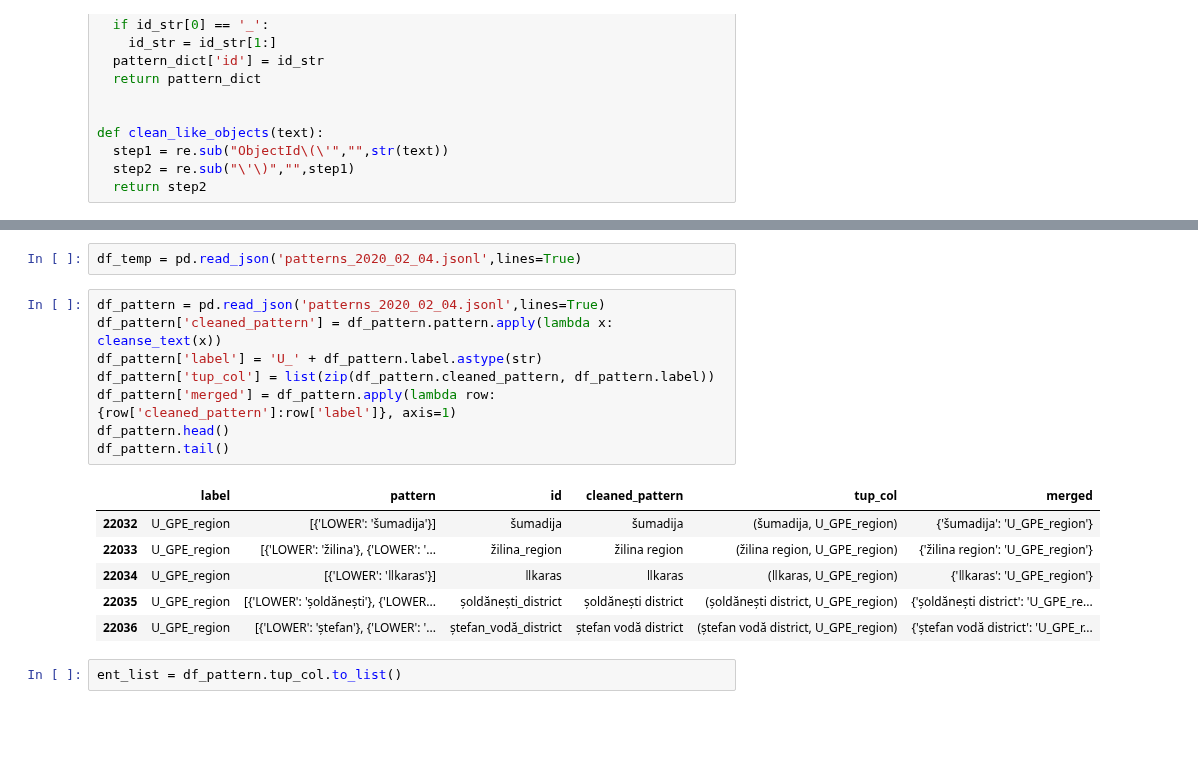
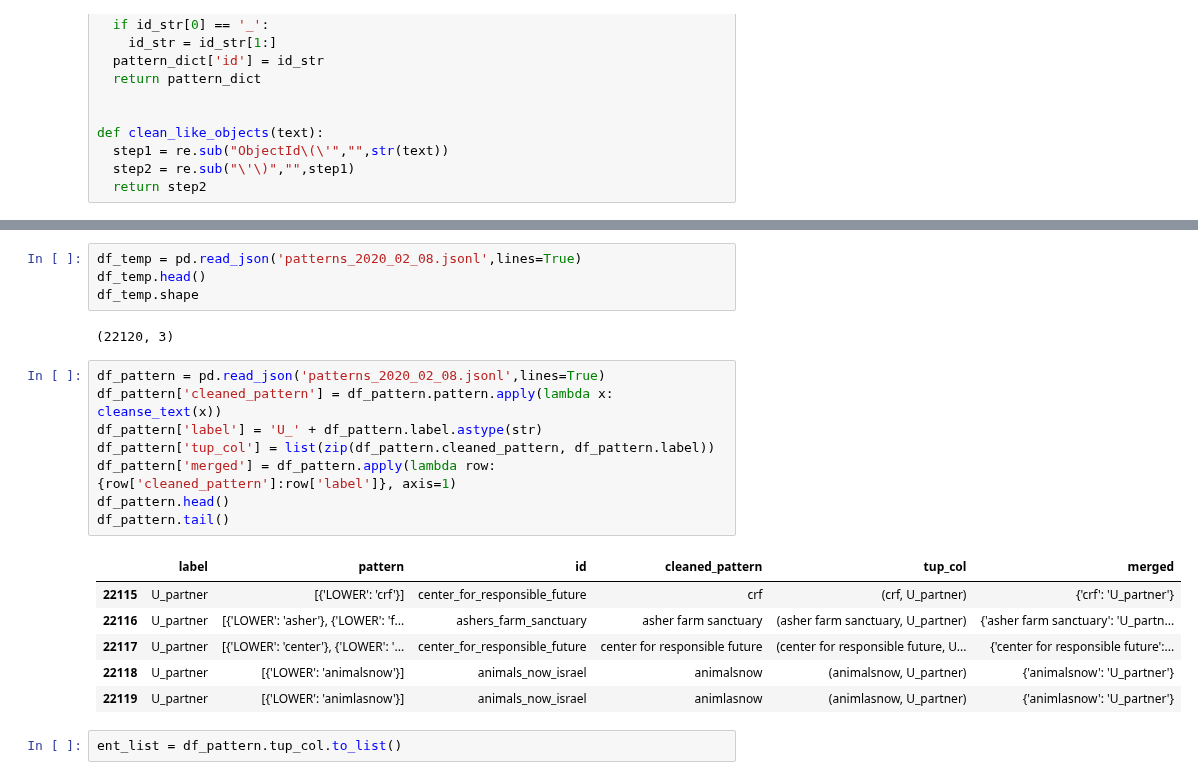
Before and after one commit to ravi-gopalan/DAND_Data_Wrangling, a Jupyter notebook: review_processing_2020_02_04.ipynb, the cells around one changed output, grey strips where cells are left out. Saved outputs shown, nothing was run; the diff lists cells and outputs as text; blank space fills up the shorter version.

```diff
--- a/review_processing_2020_02_04.ipynb
+++ b/review_processing_2020_02_04.ipynb
@@ -191,20 +219,24 @@ def clean_like_objects(text):
 # %%
-df_temp = pd.read_json('patterns_2020_02_04.jsonl',lines=True)
+df_temp = pd.read_json('patterns_2020_02_08.jsonl',lines=True)
+df_temp.head()
+df_temp.shape
+# %% [output]
+(22120, 3)
 # %%
-df_pattern = pd.read_json('patterns_2020_02_04.jsonl',lines=True)
+df_pattern = pd.read_json('patterns_2020_02_08.jsonl',lines=True)
 df_pattern['cleaned_pattern'] = df_pattern.pattern.apply(lambda x: cleanse_text(x))
 df_pattern['label'] = 'U_' + df_pattern.label.astype(str)
 df_pattern['tup_col'] = list(zip(df_pattern.cleaned_pattern, df_pattern.label))
 df_pattern['merged'] = df_pattern.apply(lambda row: {row['cleaned_pattern']:row['label']}, axis=1)
 df_pattern.head()
 df_pattern.tail()
 # %% [output]
 |  | label | pattern | id | cleaned_pattern | tup_col | merged |
-| 22032 | U_GPE_region | [{'LOWER': 'šumadija'}] | šumadija | šumadija | (šumadija, U_GPE_region) | {'šumadija': 'U_GPE_region'} |
-| 22033 | U_GPE_region | [{'LOWER': 'žilina'}, {'LOWER': '... | žilina_region | žilina region | (žilina region, U_GPE_region) | {'žilina region': 'U_GPE_region'} |
-| 22034 | U_GPE_region | [{'LOWER': 'ǁkaras'}] | ǁkaras | ǁkaras | (ǁkaras, U_GPE_region) | {'ǁkaras': 'U_GPE_region'} |
-| 22035 | U_GPE_region | [{'LOWER': 'șoldănești'}, {'LOWER... | șoldănești_district | șoldănești district | (șoldănești district, U_GPE_region) | {'șoldănești district': 'U_GPE_re... |
-| 22036 | U_GPE_region | [{'LOWER': 'ștefan'}, {'LOWER': '... | ștefan_vodă_district | ștefan vodă district | (ștefan vodă district, U_GPE_region) | {'ștefan vodă district': 'U_GPE_r... |
+| 22115 | U_partner | [{'LOWER': 'crf'}] | center_for_responsible_future | crf | (crf, U_partner) | {'crf': 'U_partner'} |
+| 22116 | U_partner | [{'LOWER': 'asher'}, {'LOWER': 'f... | ashers_farm_sanctuary | asher farm sanctuary | (asher farm sanctuary, U_partner) | {'asher farm sanctuary': 'U_partn... |
+| 22117 | U_partner | [{'LOWER': 'center'}, {'LOWER': '... | center_for_responsible_future | center for responsible future | (center for responsible future, U... | {'center for responsible future':... |
+| 22118 | U_partner | [{'LOWER': 'animalsnow'}] | animals_now_israel | animalsnow | (animalsnow, U_partner) | {'animalsnow': 'U_partner'} |
+| 22119 | U_partner | [{'LOWER': 'animlasnow'}] | animals_now_israel | animlasnow | (animlasnow, U_partner) | {'animlasnow': 'U_partner'} |
 # %%
 ent_list = df_pattern.tup_col.to_list()
 # %%
```
Also changed, not shown: parts of 60 cells of this notebook.
